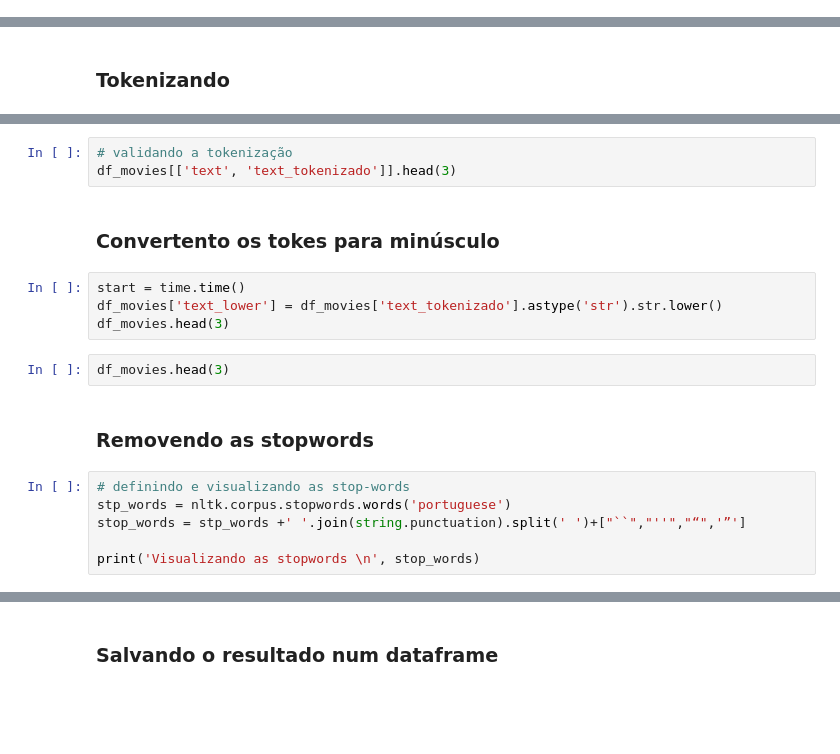
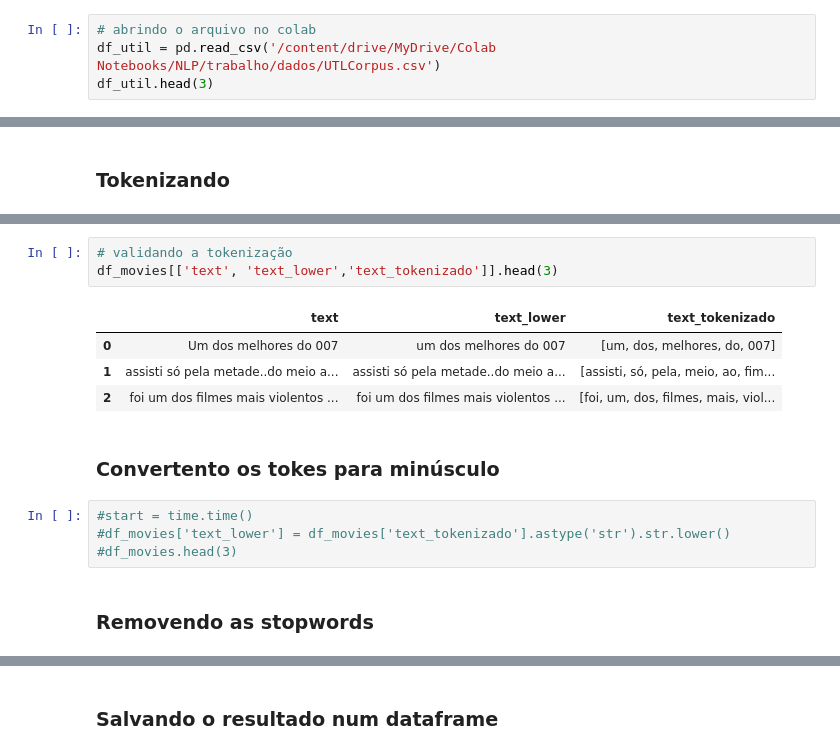
Before and after one commit to hericax/Pos, a Jupyter notebook: projeto_NLP/projeto4_NLP.IPYNB, the cells around one changed output, grey strips where cells are left out. Saved outputs shown, nothing was run; the diff lists cells and outputs as text; blank space fills up the shorter version.

```diff
--- a/projeto_NLP/projeto4_NLP.IPYNB
+++ b/projeto_NLP/projeto4_NLP.IPYNB
@@ -111,2 +119,6 @@ from nltk.tokenize import word_tokenize
 # %% [markdown]
 ## Abrindo o arquivo
+# %%
+# abrindo o arquivo no colab
+df_util = pd.read_csv('/content/drive/MyDrive/Colab Notebooks/NLP/trabalho/dados/UTLCorpus.csv')
+df_util.head(3)
@@ -232,22 +274,19 @@ print ("tempo gasto: ", (time.time() - start))
 # %%
 # validando a tokenização
-df_movies[['text', 'text_tokenizado']].head(3)
+df_movies[['text', 'text_lower','text_tokenizado']].head(3)
+# %% [output]
+|  | text | text_lower | text_tokenizado |
+| 0 | Um dos melhores do 007 | um dos melhores do 007 | [um, dos, melhores, do, 007] |
+| 1 | assisti só pela metade..do meio a... | assisti só pela metade..do meio a... | [assisti, só, pela, meio, ao, fim... |
+| 2 | foi um dos filmes mais violentos ... | foi um dos filmes mais violentos ... | [foi, um, dos, filmes, mais, viol... |
 # %% [markdown]
 ### Convertento os tokes para minúsculo
 # %%
-start = time.time()
-df_movies['text_lower'] = df_movies['text_tokenizado'].astype('str').str.lower()
-df_movies.head(3)
+#start = time.time()
+#df_movies['text_lower'] = df_movies['text_tokenizado'].astype('str').str.lower()
+#df_movies.head(3)
-# %%
-df_movies.head(3)
 # %% [markdown]
 ### Removendo as stopwords
-# %%
-# definindo e visualizando as stop-words
-stp_words = nltk.corpus.stopwords.words('portuguese')
-stop_words = stp_words +' '.join(string.punctuation).split(' ')+["``","''","“",'”']
-
-print('Visualizando as stopwords \n', stop_words)
 # %%
 start = time.time()
 df_movies['text_stopwords'] = df_movies.apply(remove_stops, axis=1) # chamando a função que remove as stopwords
```
Also changed, not shown: parts of 29 cells of this notebook.
